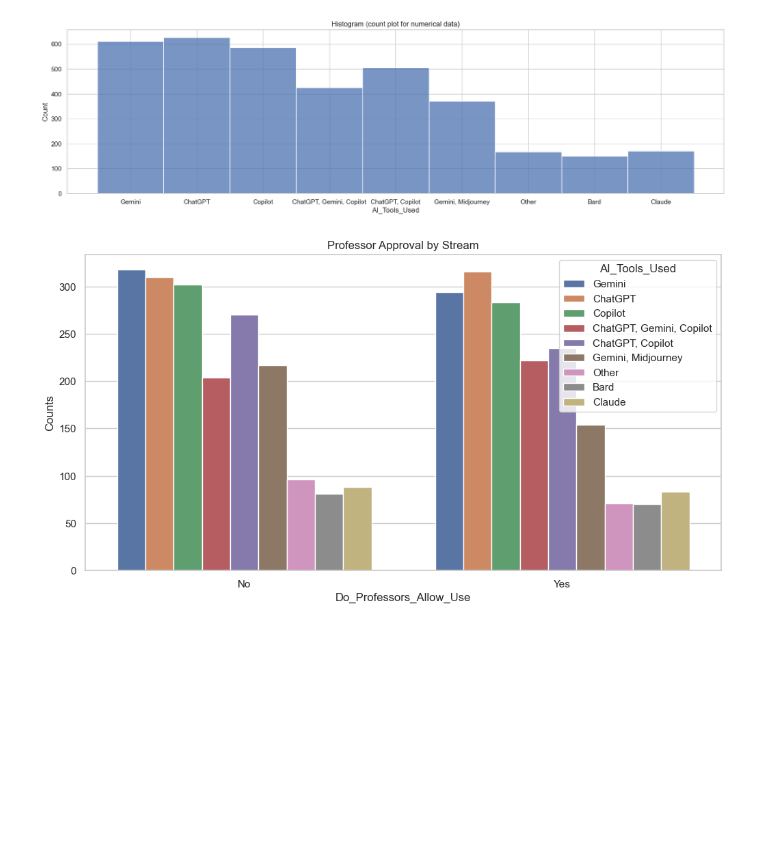
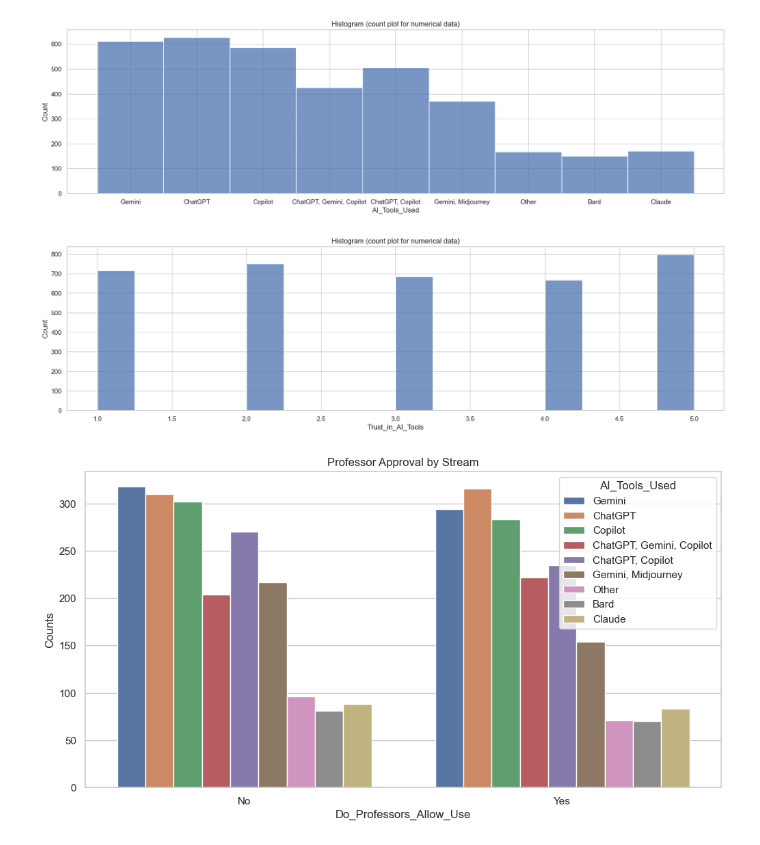
Before and after one commit to WeijiaLincolnuni/1157775-comp647, a Jupyter notebook: exploratory_data_analysis.ipynb, the cells around one changed output. Drawn from its saved outputs; the diff is of its cells as text; code cells hidden in the pictures; blank space fills up the shorter version.

```diff
--- a/exploratory_data_analysis.ipynb
+++ b/exploratory_data_analysis.ipynb
@@ -229,6 +239,16 @@ plt.title("Histogram (count plot for numerical data)")
 plt.show()
 # %% [output]
 [figure]
+# %%
+# Histogram of AI_Tools_Used
+sns.set_theme(style='whitegrid')
+plt.figure(figsize=(20, 5))
+
+sns.histplot(df_temp['Trust_in_AI_Tools'])
+plt.title("Histogram (count plot for numerical data)")
+plt.show()
+# %% [output]
+[figure, added]
 # %%
 plt.figure(figsize=(12,6))
 sns.countplot(data=df, x='Do_Professors_Allow_Use', hue='AI_Tools_Used')
```
Also changed, not shown: parts of 19 cells of this notebook, 1 other file.
